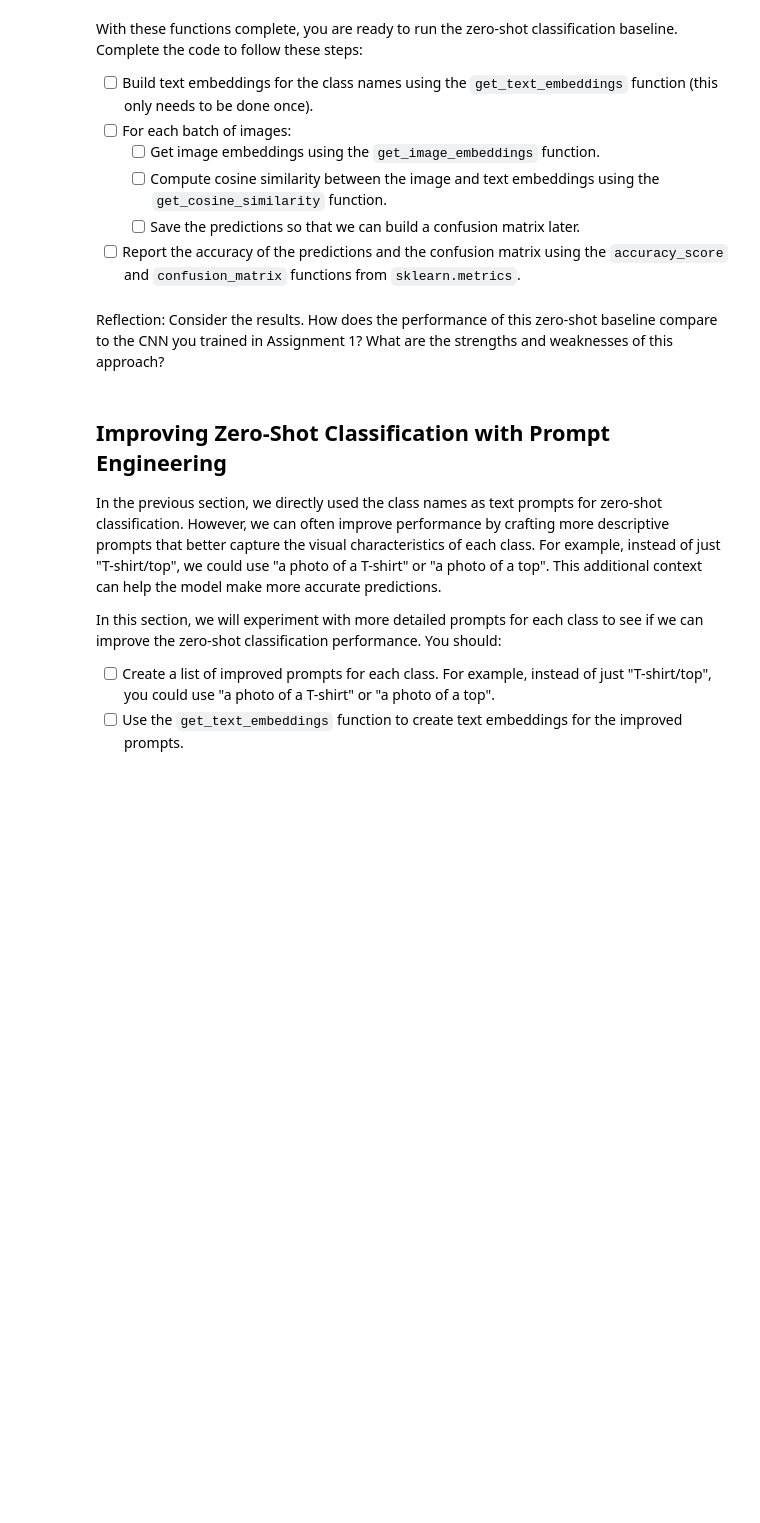
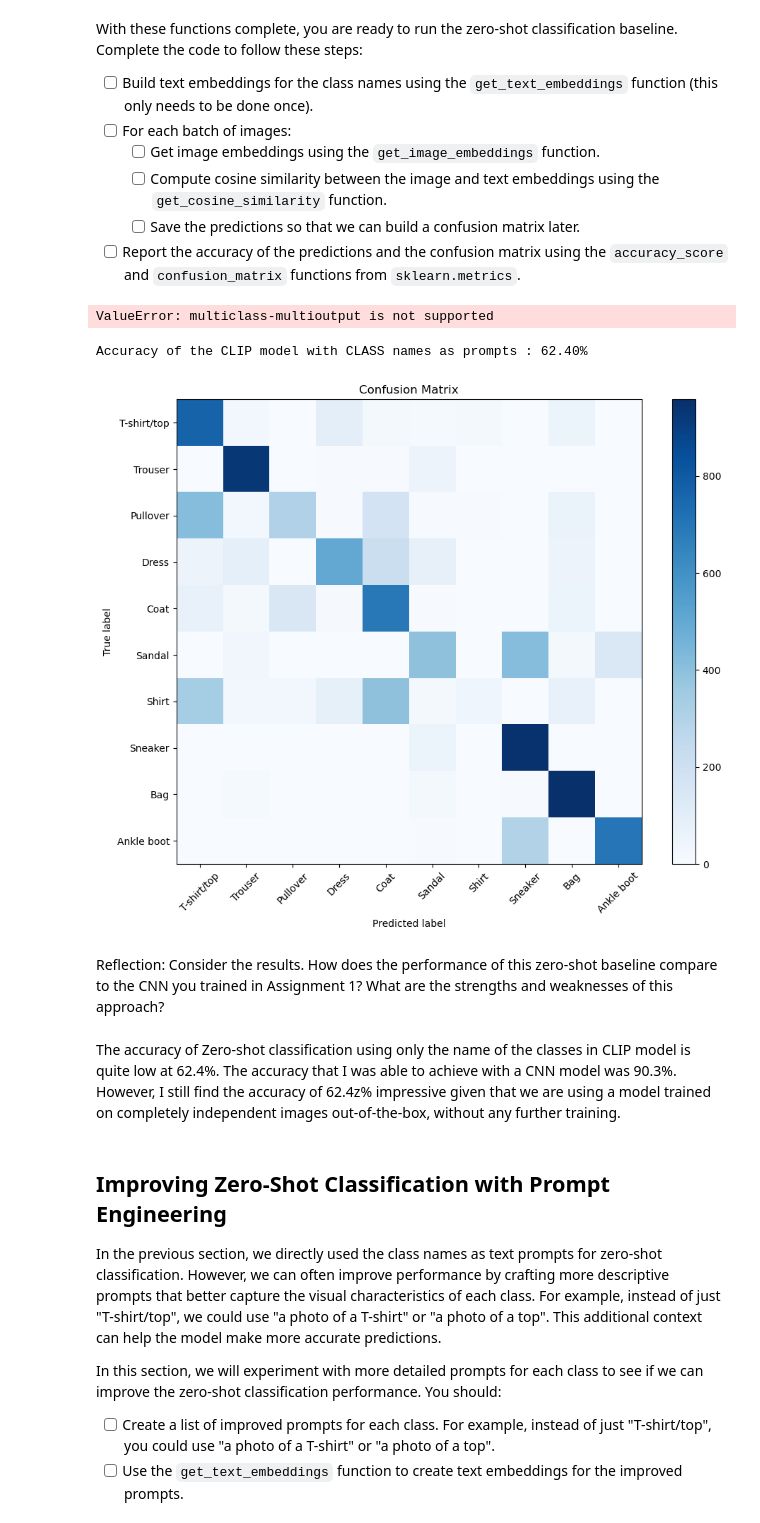
Before and after one commit to slathwal/deep_learning, a Jupyter notebook: 02_activities/assignments/assignment_2.ipynb, the cells around one changed output. Saved outputs shown, nothing was run; the diff lists cells and outputs as text; code cells hidden in the pictures; blank space fills up the shorter version.

Commit message:
Complete the xzero-shot-classification with class labels as prompts

```diff
--- a/02_activities/assignments/assignment_2.ipynb
+++ b/02_activities/assignments/assignment_2.ipynb
@@ -199,7 +199,7 @@ def get_cosine_similarity(image_feats: torch.Tensor, text_feats: torch.Tensor) -
     text_feats = text_feats.cpu()    # Ensure text features are on CPU
 
     # Compute cosine similarity, which is the dot product of normalized vectors
-    return # Complete
+    return image_feats @ text_feats.T
 
 def get_predictions(similarity: np.ndarray) -> np.ndarray:
     """
@@ -210,7 +210,8 @@ def get_predictions(similarity: np.ndarray) -> np.ndarray:
         numpy.ndarray: Predicted class indices for each image, shape (N,).
     """
     # Get the index of the maximum similarity for each image
-    return # Complete
+
+    return np.argmax(similarity, axis = 1)
 # %% [markdown]
 With these functions complete, you are ready to run the zero-shot classification baseline. Complete the code to follow these steps:
 
@@ -225,9 +231,14 @@ from sklearn.metrics import accuracy_score, confusion_matrix
 
 y_true, y_pred = [], []
 
-for pixel_values, labels in test_loader:
+text_embeddings = get_text_embeddings(CLASS_NAMES)
 
-# Report the accuracy of the predictions
+for pixel_values, labels in tqdm(test_loader):
+    img_embeddings = get_image_embeddings(pixel_values) # get image embeddings
+    similarity = get_cosine_similarity(img_embeddings, text_embeddings) # compute similarity
+    y_pred.append(get_predictions(similarity))
+    y_true.append(labels)
+
 
 # Report the confusion matrix
 def plot_confusion_matrix(y_true, y_pred, class_names):
@@ -243,8 +254,25 @@ def plot_confusion_matrix(y_true, y_pred, class_names):
     plt.xlabel('Predicted label')
     plt.tight_layout()
     plt.show()
+# %% [output]
+ValueError: multiclass-multioutput is not supported
+# %%
+y_true_single = torch.cat(y_true, dim = 0) # Concatenate all batch labels into a single tensor
+y_pred_single = torch.cat(y_pred, dim = 0) # Concatenate all batch predictions into a single tensor
+
+
+# Report the accuracy of the predictions
+accuracy = accuracy_score(y_true_single, y_pred_single)
+print(f'Accuracy of the CLIP model with CLASS names as prompts : {accuracy*100:.2f}%')
+
+plot_confusion_matrix(y_true_single, y_pred_single, CLASS_NAMES)
+# %% [output]
+Accuracy of the CLIP model with CLASS names as prompts : 62.40%
+[figure, added]
 # %% [markdown]
 Reflection: Consider the results. How does the performance of this zero-shot baseline compare to the CNN you trained in Assignment 1? What are the strengths and weaknesses of this approach?
+# %% [markdown]
+The accuracy of Zero-shot classification using only the name of the classes in CLIP model is quite low at 62.4%. The accuracy that I was able to achieve with a CNN model was 90.3%. However, I still find the accuracy of 62.4z% impressive given that we are using a model trained on completely independent images out-of-the-box, without any further training.
 # %% [markdown]
 ## Improving Zero-Shot Classification with Prompt Engineering
 
```
Also changed, not shown: parts of 1 cell of this notebook.
